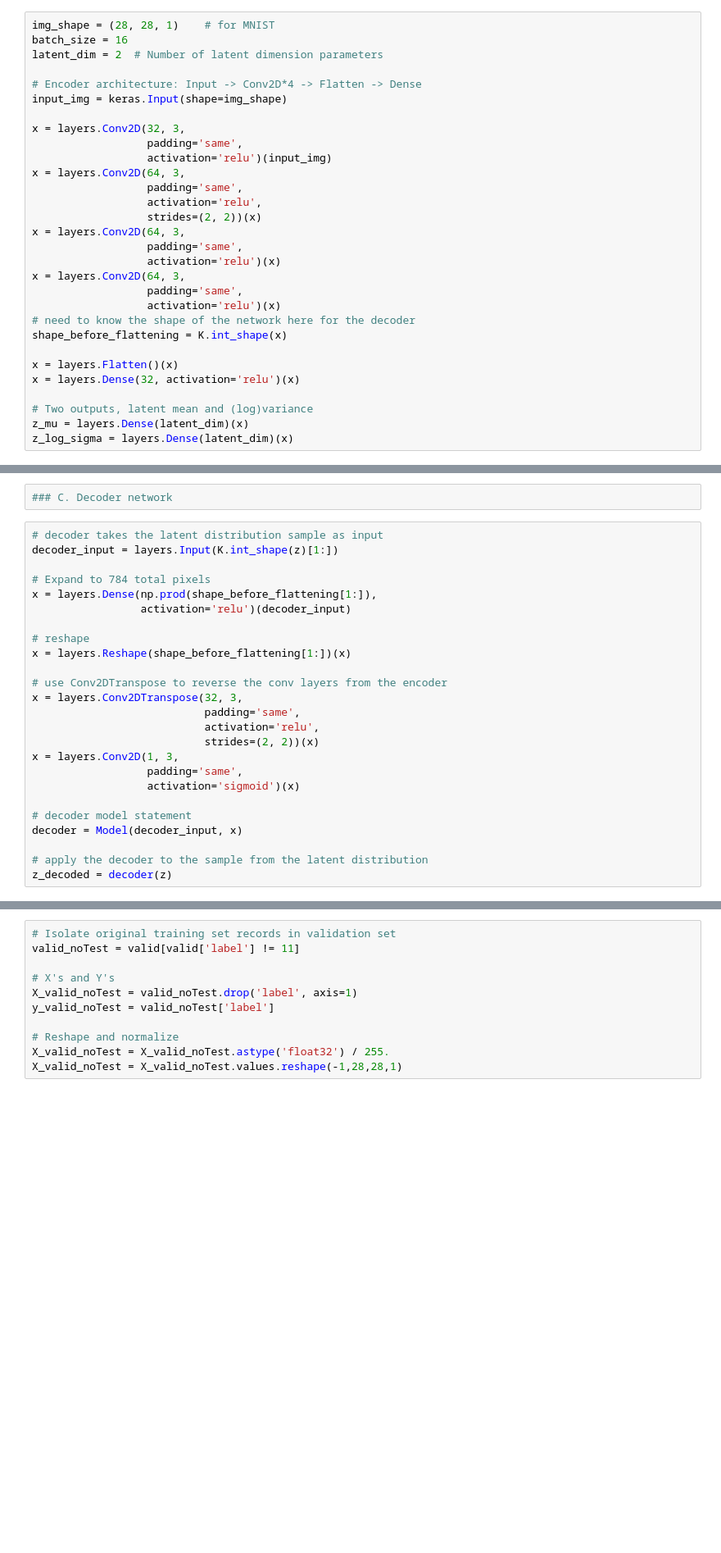
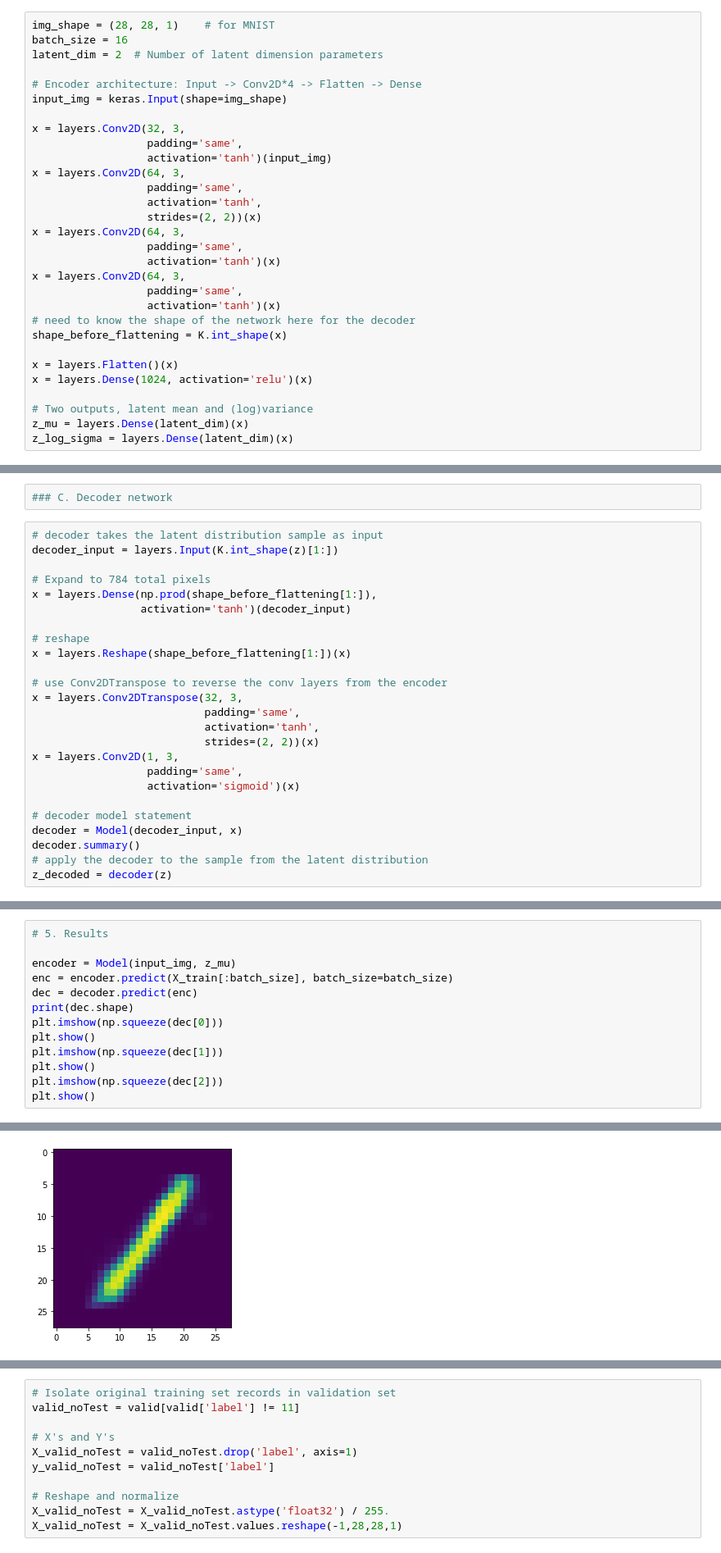
Before and after one commit to andykamp/quantify_seismic_similarity, a Jupyter notebook: notebooks/visualizing-mnist-using-a-variational-autoencoder.ipynb, the cells around one changed output, grey strips where cells are left out. Shown at 82% size. Drawn from its saved outputs; the diff is of its cells as text; blank space fills up the shorter version.

Commit message:
Fixed master plot

```diff
--- a/notebooks/visualizing-mnist-using-a-variational-autoencoder.ipynb
+++ b/notebooks/visualizing-mnist-using-a-variational-autoencoder.ipynb
@@ -145,22 +145,22 @@ input_img = keras.Input(shape=img_shape)
 
 x = layers.Conv2D(32, 3,
                   padding='same',
-                  activation='relu')(input_img)
+                  activation='tanh')(input_img)
 x = layers.Conv2D(64, 3,
                   padding='same',
-                  activation='relu',
+                  activation='tanh',
                   strides=(2, 2))(x)
 x = layers.Conv2D(64, 3,
                   padding='same',
-                  activation='relu')(x)
+                  activation='tanh')(x)
 x = layers.Conv2D(64, 3,
                   padding='same',
-                  activation='relu')(x)
+                  activation='tanh')(x)
 # need to know the shape of the network here for the decoder
 shape_before_flattening = K.int_shape(x)
 
 x = layers.Flatten()(x)
-x = layers.Dense(32, activation='relu')(x)
+x = layers.Dense(1024, activation='relu')(x)
 
 # Two outputs, latent mean and (log)variance
 z_mu = layers.Dense(latent_dim)(x)
@@ -185,7 +185,7 @@ decoder_input = layers.Input(K.int_shape(z)[1:])
 
 # Expand to 784 total pixels
 x = layers.Dense(np.prod(shape_before_flattening[1:]),
-                 activation='relu')(decoder_input)
+                 activation='tanh')(decoder_input)
 
 # reshape
 x = layers.Reshape(shape_before_flattening[1:])(x)
@@ -193,7 +193,7 @@ x = layers.Reshape(shape_before_flattening[1:])(x)
 # use Conv2DTranspose to reverse the conv layers from the encoder
 x = layers.Conv2DTranspose(32, 3,
                            padding='same',
-                           activation='relu',
+                           activation='tanh',
                            strides=(2, 2))(x)
 x = layers.Conv2D(1, 3,
                   padding='same',
@@ -201,6 +201,6 @@ x = layers.Conv2D(1, 3,
 
 # decoder model statement
 decoder = Model(decoder_input, x)
-
+decoder.summary()
 # apply the decoder to the sample from the latent distribution
 z_decoded = decoder(z)
@@ -271,0 +283,14 @@ Epoch 1/1
+# %%
+# 5. Results
+
+encoder = Model(input_img, z_mu)
+enc = encoder.predict(X_train[:batch_size], batch_size=batch_size)
+dec = decoder.predict(enc)
+print(dec.shape)
+plt.imshow(np.squeeze(dec[0]))
+plt.show()
+plt.imshow(np.squeeze(dec[1]))
+plt.show()
+plt.imshow(np.squeeze(dec[2]))
+plt.show()
+# %% [output]
@@ -271,0 +298 @@ Epoch 1/1
+[figure, added]
```
Also changed, not shown: parts of 5 cells of this notebook, 8 other files.
